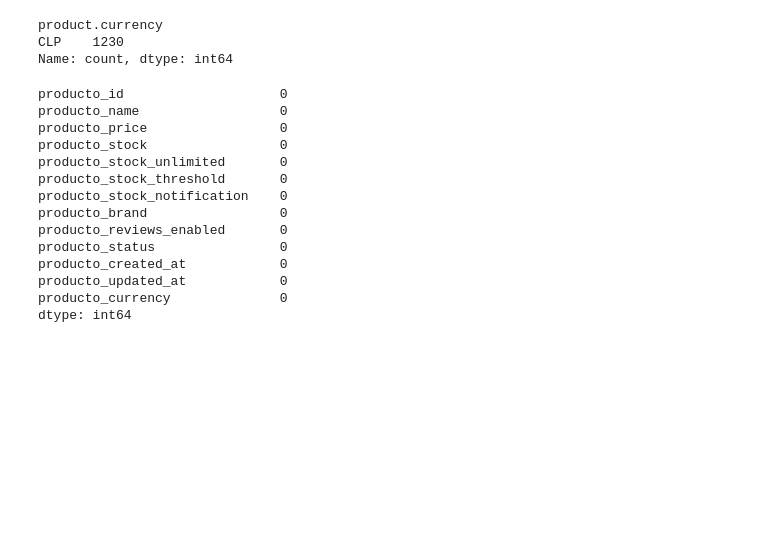
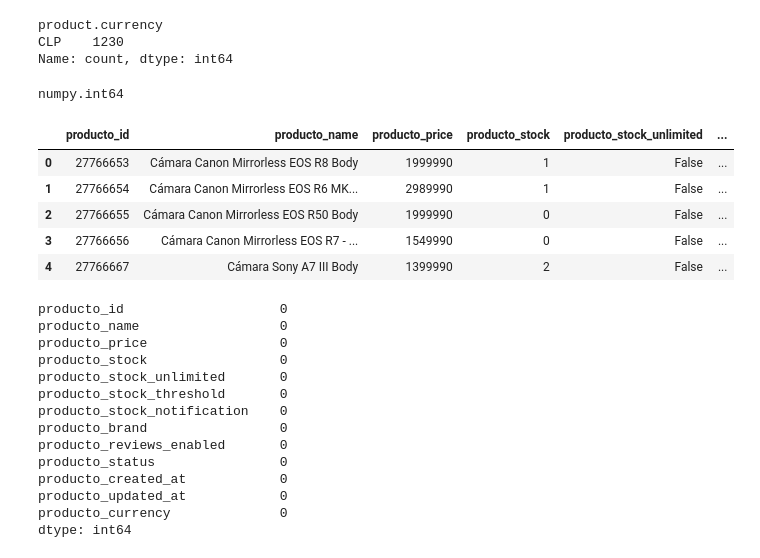
Before and after one commit to Halsey26/pipeline_perc, a Jupyter notebook: etl/pruebas_etl.ipynb, the cells around one changed output. Cells and saved outputs as stored; diff of their text form; code cells hidden in the pictures; blank space fills up the shorter version.

```diff
--- a/etl/pruebas_etl.ipynb
+++ b/etl/pruebas_etl.ipynb
@@ -854,9 +1132,6 @@ CLP    1230
 Name: count, dtype: int64
 # %%
 # Ahora vamos con products_raw
-df= df_raw['products_raw']
-# se eliminan columnas con muchos nulos o irrelevantes para analisis posterior
-# columnas a filtrar
 def transform_products(df):
     columnas_filtro= ['product.id',
     'product.name',
@@ -878,23 +1153,36 @@ def transform_products(df):
     # --- 2. Renombrado
     df.columns = [col.replace('product.', 'producto_') for col in df.columns]
 
-    # --- 4. Relleno de categóricas
+    # --- 3. Relleno de categóricas
     cols_categoricas = ['producto_name', 'producto_brand', 'producto_status', 'producto_currency']
     df[cols_categoricas] = df[cols_categoricas].fillna('Sin especificar')
 
-    # --- 5. Manejo de fechas
+    # --- 3. Manejo de fechas
     for col in ['producto_created_at', 'producto_updated_at']:
         df[col] = pd.to_datetime(df[col], errors='coerce').dt.date  # solo YYYY-MM-DD
+
+    # --- 4. Manejo de precio
+    df['producto_price']=df['producto_price'].fillna(0)
 
     # Resultado final
     df_clean = df.copy()
     return df_clean
 
-# normalizacion columnas
-# customer_df.columns = [col.replace('customer.', 'cliente_') for col in customer_df.columns]
-# df.isnull().sum()
-
+df= df_raw['products_raw']
 products_clean= transform_products(df)
+# %%
+type(products_clean['producto_price'][0])
+# %% [output]
+numpy.int64
+# %%
+products_clean.head(5)
+# %% [output]
+|  | producto_id | producto_name | producto_price | producto_stock | producto_stock_unlimited | ... |
+| 0 | 27766653 | Cámara Canon Mirrorless EOS R8 Body | 1999990 | 1 | False | ... |
+| 1 | 27766654 | Cámara Canon Mirrorless EOS R6 MK... | 2989990 | 1 | False | ... |
+| 2 | 27766655 | Cámara Canon Mirrorless EOS R50 Body | 1999990 | 0 | False | ... |
+| 3 | 27766656 | Cámara Canon Mirrorless EOS R7 - ... | 1549990 | 0 | False | ... |
+| 4 | 27766667 | Cámara Sony A7 III Body | 1399990 | 2 | False | ... |
 # %%
 products_clean.isnull().sum()
 # %% [output]
```
Also changed, not shown: parts of 39 cells of this notebook, 1 other file.
